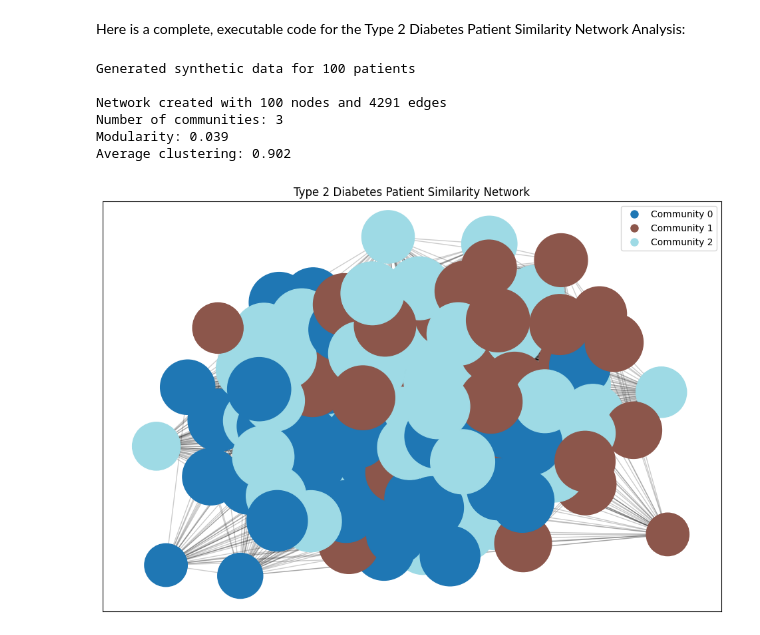
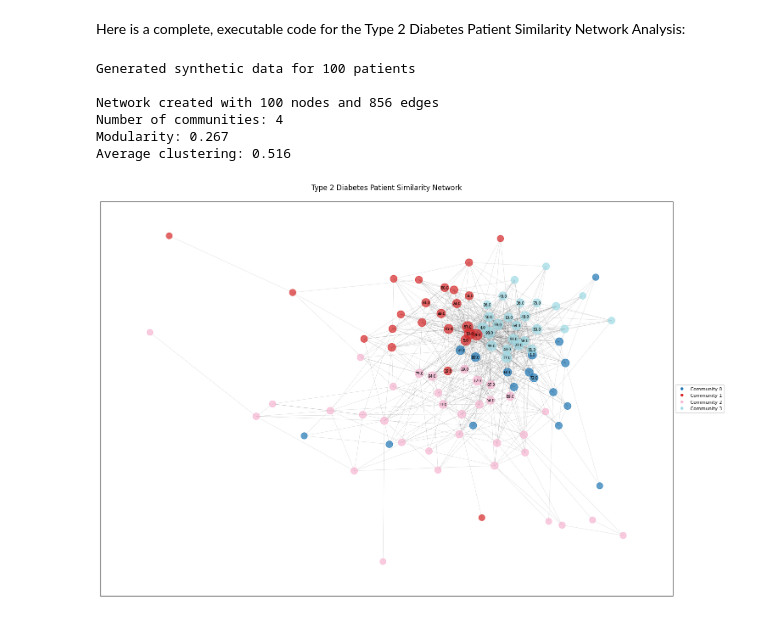
Before and after one commit to MMIV-ML/ELMED219-2025, a Jupyter notebook: Lab1-NetworkSci-PSN/notebooks/02-patient-similarity-networks-iris.ipynb, the cells around one changed output. Saved outputs shown, nothing was run; the diff lists cells and outputs as text; code cells hidden in the pictures.

Commit message:
elaborated on iris similarity network

```diff
--- a/Lab1-NetworkSci-PSN/notebooks/02-patient-similarity-networks-iris.ipynb
+++ b/Lab1-NetworkSci-PSN/notebooks/02-patient-similarity-networks-iris.ipynb
@@ -55,5 +63,12 @@ for i in range(len(X)):
         # Add edge with similarity as weight
         G.add_edge(i, j, weight=similarity)
 print("Number of edges:", G.number_of_edges())
+edges_list = list(G.edges())
+print(f"First 5 edges: {edges_list[:5]}")
+# Print the weights of the first 5 edges
+for i, (u, v, data) in enumerate(G.edges(data=True)):
+    if i >= 5:  # Stop after 5 edges
+        break
+    print(f"Edge {u} - {v}: Weight = {data['weight']:.3f}")
 # %% [output]
 Number of edges: 11175
@@ -243,6 +287,11 @@ adj_matrix = nx.to_pandas_adjacency(G, weight='weight')
 # Display first few rows and columns
 print("\nFirst 5 rows and columns of adjacency matrix:")
 print(adj_matrix.iloc[:5, :5])
+print("\nWeight of first 5 edges:")
+for i, (u, v, data) in enumerate(G.edges(data=True)):
+    if i >= 5:  # Stop after 5 edges
+        break
+    print(f"Edge {u} - {v}: Weight = {data['weight']:.6f}")
 # %% [output]
 First 5 rows and columns of adjacency matrix:
           0         1         2         3         4
@@ -1115,7 +1429,7 @@ def calculate_patient_similarity(patient1: pd.Series,
 
 def create_diabetes_network(df: pd.DataFrame,
                           feature_weights: Dict[str, float],
-                          similarity_threshold: float = 0.7) -> nx.Graph:
+                          similarity_threshold: float = 0.85):  # Increased threshold from 0.7 to 0.85
     """Create patient similarity network"""
 
     G = nx.Graph()
@@ -1142,7 +1456,7 @@ def create_diabetes_network(df: pd.DataFrame,
                 scaler,
                 continuous_features
             )
-            if sim >= similarity_threshold:
+            if sim >= similarity_threshold:  # Using higher threshold
                 G.add_edge(df.iloc[i]['patient_id'], df.iloc[j]['patient_id'], weight=sim)
 
     return G
@@ -1150,6 +1464,7 @@ def create_diabetes_network(df: pd.DataFrame,
 # Rest of the code remains the same...
 # (analyze_diabetes_network, analyze_communities, visualize_diabetes_network functions)
 
+# When creating the network, use a higher similarity threshold
 if __name__ == "__main__":
     # Generate synthetic data
     df = generate_synthetic_patients(100)
@@ -1159,37 +1474,37 @@ if __name__ == "__main__":
     feature_weights = {
         'hba1c': 0.20,
         'fasting_glucose': 0.15,
         'bmi': 0.10,
         'systolic_bp': 0.10,
         'age': 0.05,
         'hdl': 0.05,
         'ldl': 0.05,
         'triglycerides': 0.05,
         'creatinine': 0.05,
         'retinopathy': 0.05,
         'neuropathy': 0.05,
         'cardiovascular': 0.05,
         'metformin_response': 0.05,
         'insulin_need': 0.05
     }
 
-    # Create and analyze network
-    G = create_diabetes_network(df, feature_weights, similarity_threshold=0.7)
+    # Create and analyze network with higher threshold
+    G = create_diabetes_network(df, feature_weights, similarity_threshold=0.85)
     results = analyze_diabetes_network(G)
 
     # Print summary statistics
     print(f"\nNetwork created with {G.number_of_nodes()} nodes and {G.number_of_edges()} edges")
     print(f"Number of communities: {len(set(results['communities'].values()))}")
     print(f"Modularity: {results['modularity']:.3f}")
     print(f"Average clustering: {results['avg_clustering']:.3f}")
 
     # Visualize network
     visualize_diabetes_network(G, results['communities'])
 # %% [output]
 Generated synthetic data for 100 patients
 
-Network created with 100 nodes and 4291 edges
-Number of communities: 3
-Modularity: 0.039
-Average clustering: 0.902
+Network created with 100 nodes and 856 edges
+Number of communities: 4
+Modularity: 0.267
+Average clustering: 0.516
-[figure, old version]
+[figure, new version]
```
Also changed, not shown: parts of 19 cells of this notebook.
